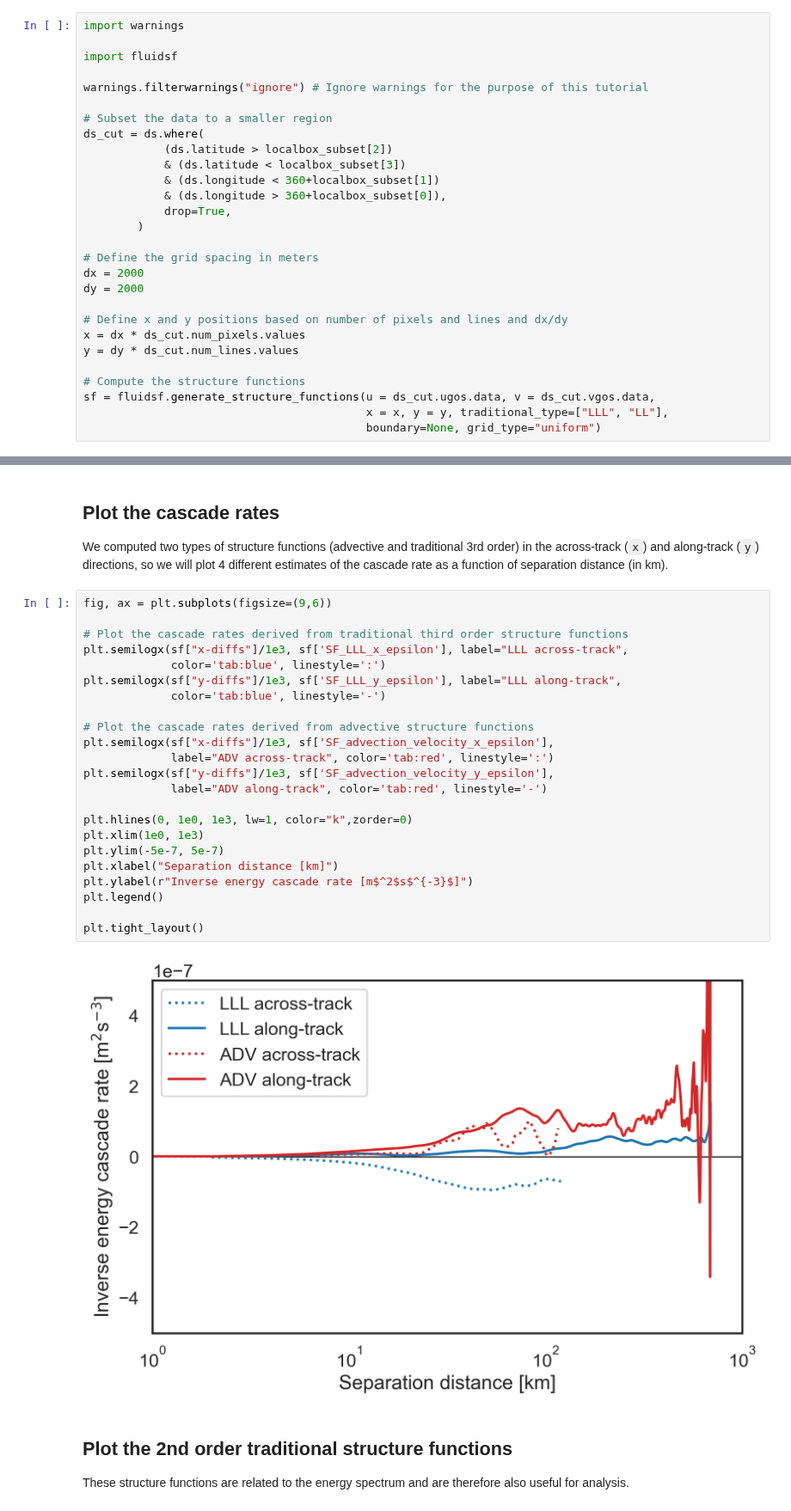
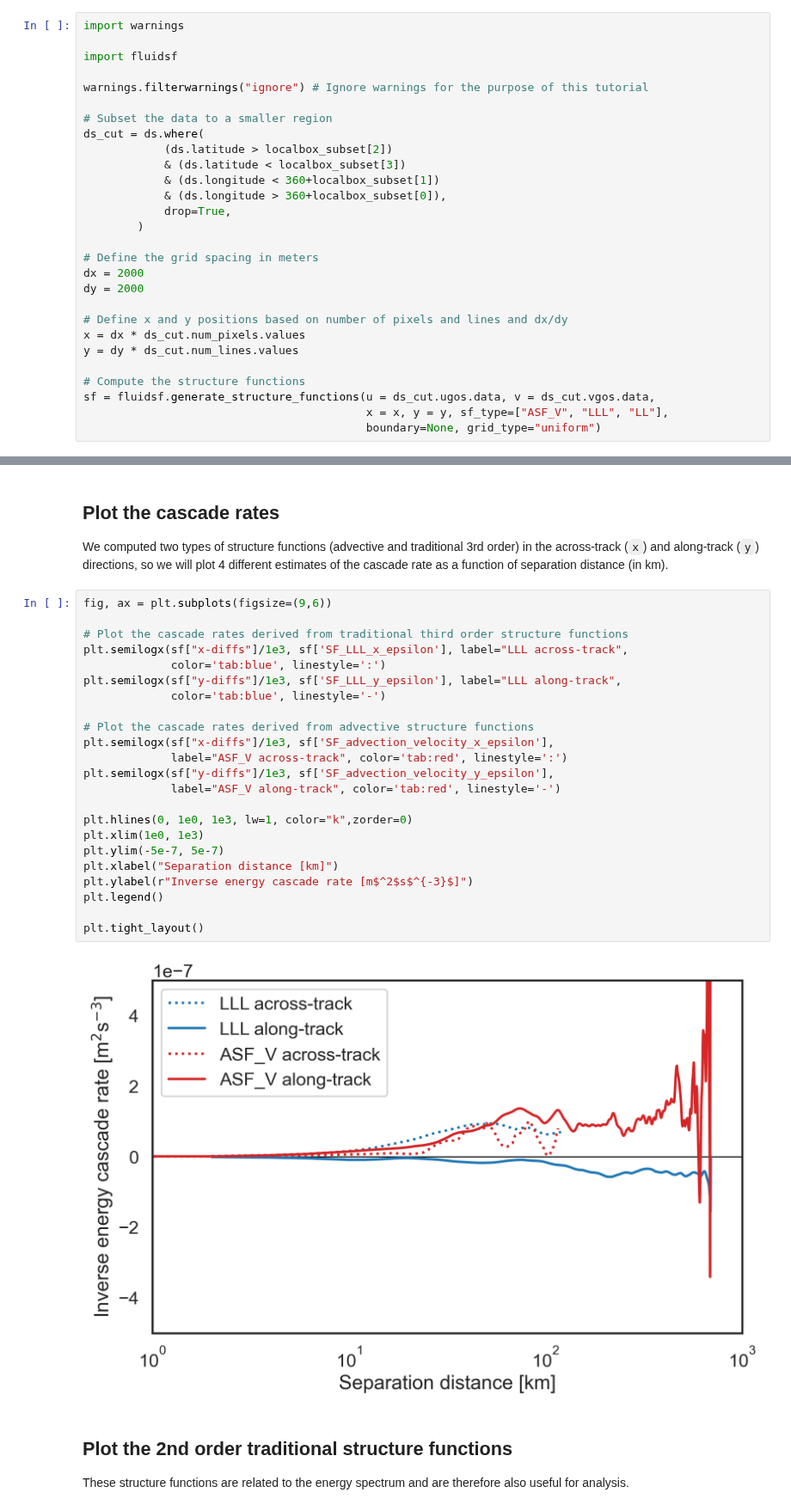
Before and after one commit to cassidymwagner/fluidsf, a Jupyter notebook: docs/source/swot_ex.ipynb, the cells around one changed output, grey strips where cells are left out. Shown at 86% size. Cells and saved outputs as stored; diff of their text form.

```diff
--- a/docs/source/swot_ex.ipynb
+++ b/docs/source/swot_ex.ipynb
@@ -148,7 +148,7 @@ y = dy * ds_cut.num_lines.values
 
 # Compute the structure functions
 sf = fluidsf.generate_structure_functions(u = ds_cut.ugos.data, v = ds_cut.vgos.data,
-                                          x = x, y = y, traditional_type=["LLL", "LL"],
+                                          x = x, y = y, sf_type=["ASF_V", "LLL", "LL"],
                                           boundary=None, grid_type="uniform")
 # %% [markdown]
 Check which keys have data in the `sf` dictionary. Other keys are available but have been initialized to `None`.
@@ -180,28 +180,28 @@ We computed two types of structure functions (advective and traditional 3rd orde
 # %%
 fig, ax = plt.subplots(figsize=(9,6))
 
 # Plot the cascade rates derived from traditional third order structure functions
 plt.semilogx(sf["x-diffs"]/1e3, sf['SF_LLL_x_epsilon'], label="LLL across-track",
              color='tab:blue', linestyle=':')
 plt.semilogx(sf["y-diffs"]/1e3, sf['SF_LLL_y_epsilon'], label="LLL along-track",
              color='tab:blue', linestyle='-')
 
 # Plot the cascade rates derived from advective structure functions
 plt.semilogx(sf["x-diffs"]/1e3, sf['SF_advection_velocity_x_epsilon'],
-             label="ADV across-track", color='tab:red', linestyle=':')
+             label="ASF_V across-track", color='tab:red', linestyle=':')
 plt.semilogx(sf["y-diffs"]/1e3, sf['SF_advection_velocity_y_epsilon'],
-             label="ADV along-track", color='tab:red', linestyle='-')
+             label="ASF_V along-track", color='tab:red', linestyle='-')
 
 plt.hlines(0, 1e0, 1e3, lw=1, color="k",zorder=0)
 plt.xlim(1e0, 1e3)
 plt.ylim(-5e-7, 5e-7)
 plt.xlabel("Separation distance [km]")
 plt.ylabel(r"Inverse energy cascade rate [m$^2$s$^{-3}$]")
 plt.legend()
 
 plt.tight_layout()
 # %% [output]
-[figure, old version]
+[figure, new version]
 # %% [markdown]
 ## Plot the 2nd order traditional structure functions
 These structure functions are related to the energy spectrum and are therefore also useful for analysis.
```
Also changed, not shown: parts of 1 cell of this notebook, 2 other files.
